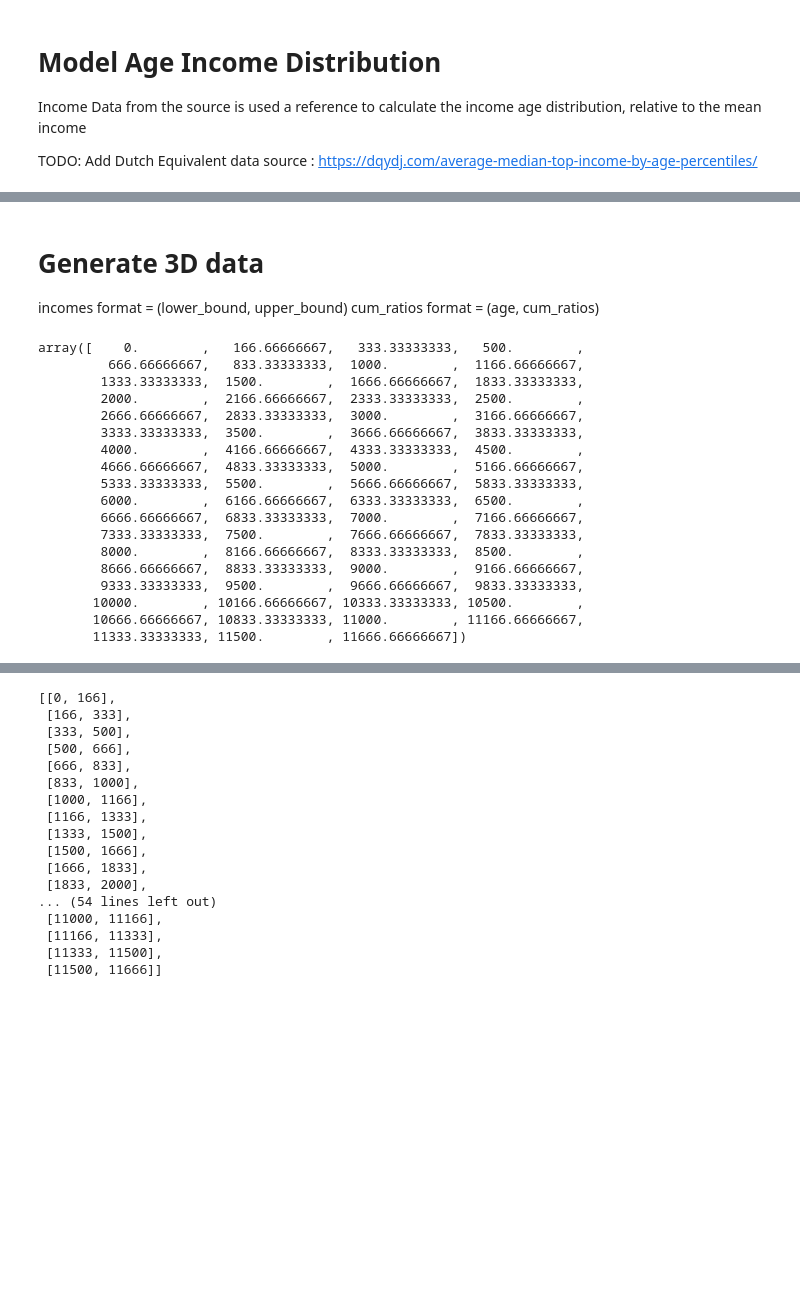
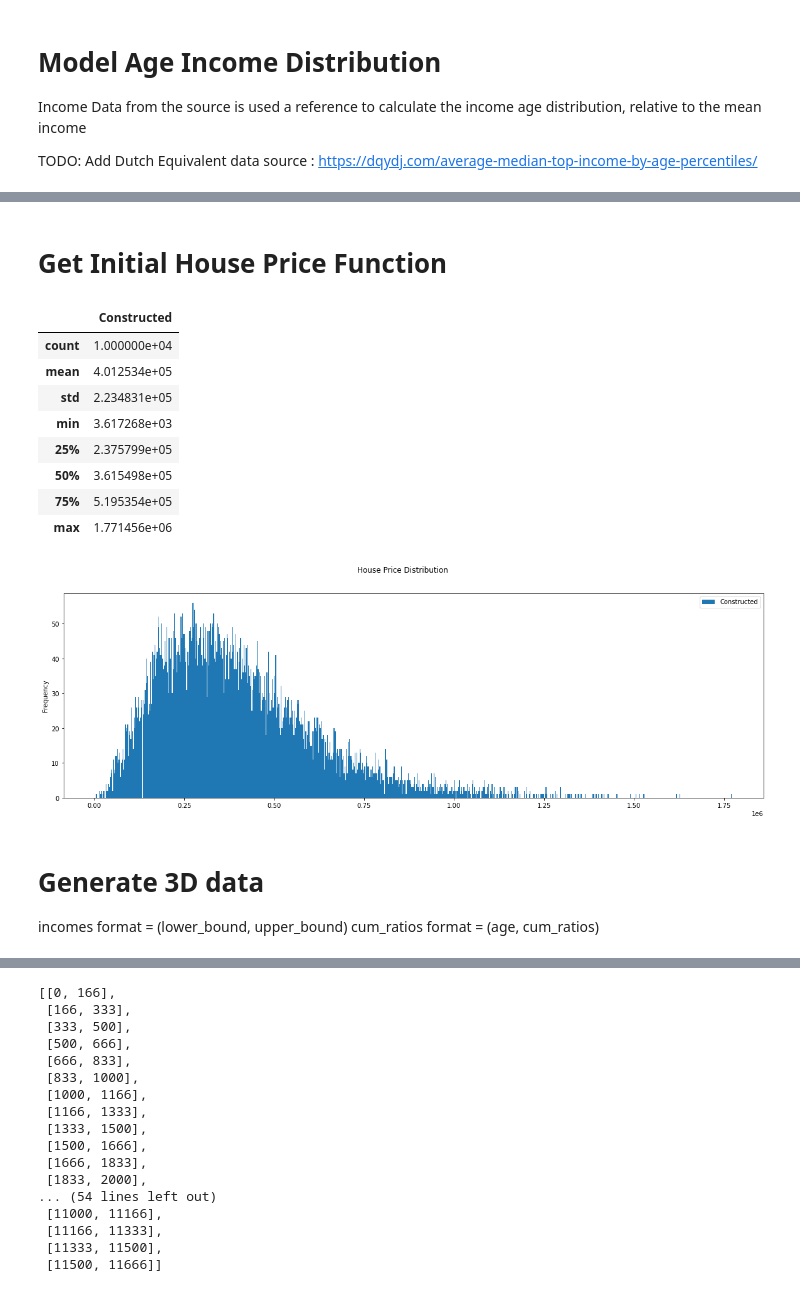
Before and after one commit to Caesar-blip/ABM, a Jupyter notebook: Income Distribution.ipynb, the cells around one changed output, grey strips where cells are left out. Drawn from its saved outputs; the diff is of its cells as text; code cells hidden in the pictures; blank space fills up the shorter version.

```diff
--- a/Income Distribution.ipynb
+++ b/Income Distribution.ipynb
@@ -244,3 +369,38 @@ aid
+# %% [markdown]
+# Get Initial House Price Function
+# %%
+def get_initial_house_price():
+    mean_house_price = 400_000
+    parameter   = 6.5
+    cd = scipy.random.chisquare(parameter, size=1000)
+
+    """ Scale for Std """
+    cd = cd / (2*parameter)**1/2
+
+    """ Adjust Mean so ~= 3484 (mean monthly Dutch Household Income) """
+    mean_chi = parameter / (2*parameter)**1/2
+    cd = cd * (1 / mean_chi) * mean_house_price
+    return cd
+
+_df = pd.DataFrame()
+_df['Constructed'] = get_initial_house_price()
+
+""" Plot Both Distributions """
+_df.plot.hist(bins=800, figsize=(20,6), title=f"House Price Distribution", subplots=True)
+
+""" Describe Combined """
+_df.describe()
+# %% [output]
+|  | Constructed |
+| count | 1.000000e+04 |
+| mean | 4.012534e+05 |
+| std | 2.234831e+05 |
+| min | 3.617268e+03 |
+| 25% | 2.375799e+05 |
+| 50% | 3.615498e+05 |
+| 75% | 5.195354e+05 |
+| max | 1.771456e+06 |
+[figure, added]
 # %% [markdown]
 # Generate 3D data
 incomes format      = (lower_bound, upper_bound)
@@ -255,26 +415,7 @@ data = np.array(data).astype(float)
 data[:,2] = np.cumsum(data[:,2]/data[:,2].sum())
 bins = (data[:, 1]).flatten()
 bins = np.insert(bins, 0, 0)
-bins
+# bins
-# %% [output]
-array([    0.        ,   166.66666667,   333.33333333,   500.        ,
-         666.66666667,   833.33333333,  1000.        ,  1166.66666667,
-        1333.33333333,  1500.        ,  1666.66666667,  1833.33333333,
-        2000.        ,  2166.66666667,  2333.33333333,  2500.        ,
-        2666.66666667,  2833.33333333,  3000.        ,  3166.66666667,
-        3333.33333333,  3500.        ,  3666.66666667,  3833.33333333,
-        4000.        ,  4166.66666667,  4333.33333333,  4500.        ,
-        4666.66666667,  4833.33333333,  5000.        ,  5166.66666667,
-        5333.33333333,  5500.        ,  5666.66666667,  5833.33333333,
-        6000.        ,  6166.66666667,  6333.33333333,  6500.        ,
-        6666.66666667,  6833.33333333,  7000.        ,  7166.66666667,
-        7333.33333333,  7500.        ,  7666.66666667,  7833.33333333,
-        8000.        ,  8166.66666667,  8333.33333333,  8500.        ,
-        8666.66666667,  8833.33333333,  9000.        ,  9166.66666667,
-        9333.33333333,  9500.        ,  9666.66666667,  9833.33333333,
-       10000.        , 10166.66666667, 10333.33333333, 10500.        ,
-       10666.66666667, 10833.33333333, 11000.        , 11166.66666667,
-       11333.33333333, 11500.        , 11666.66666667])
 # %%
 data_3d = []
 for c in age_coef:
```
Also changed, not shown: parts of 17 cells of this notebook, 3 other files.
